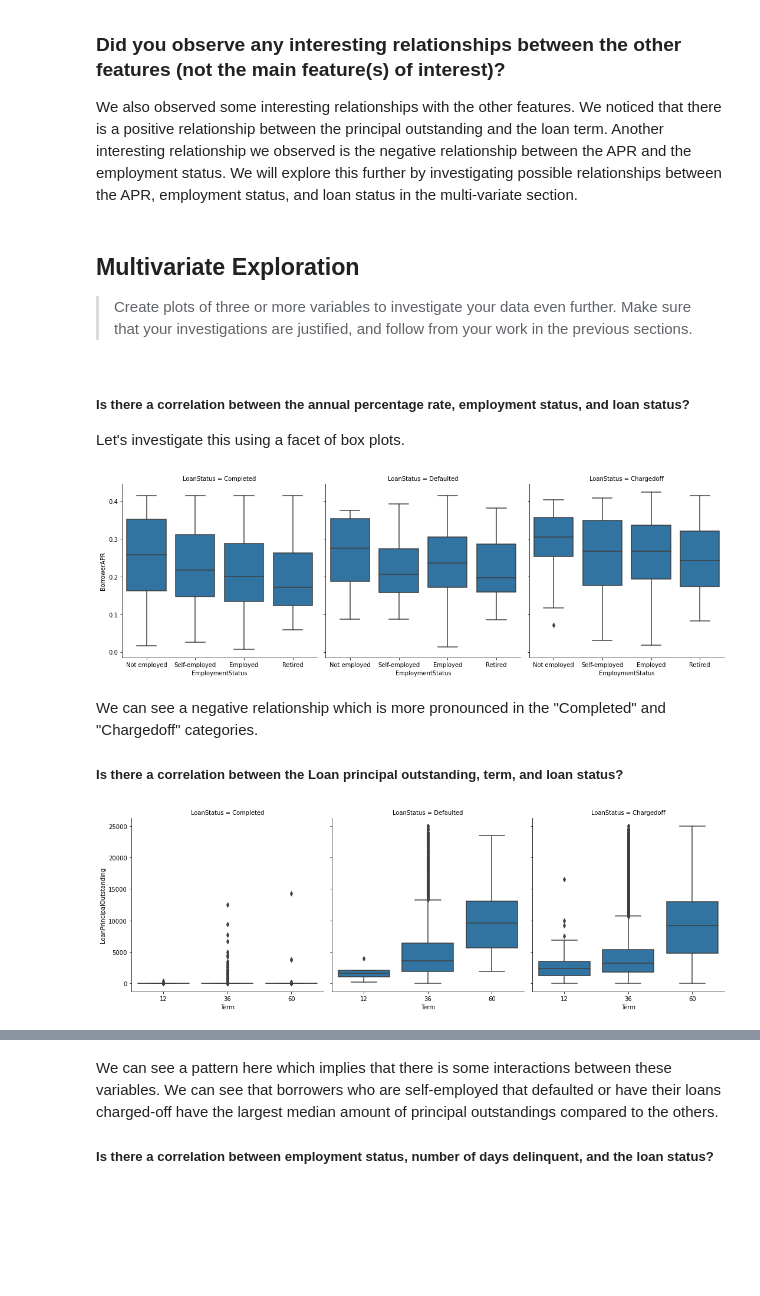
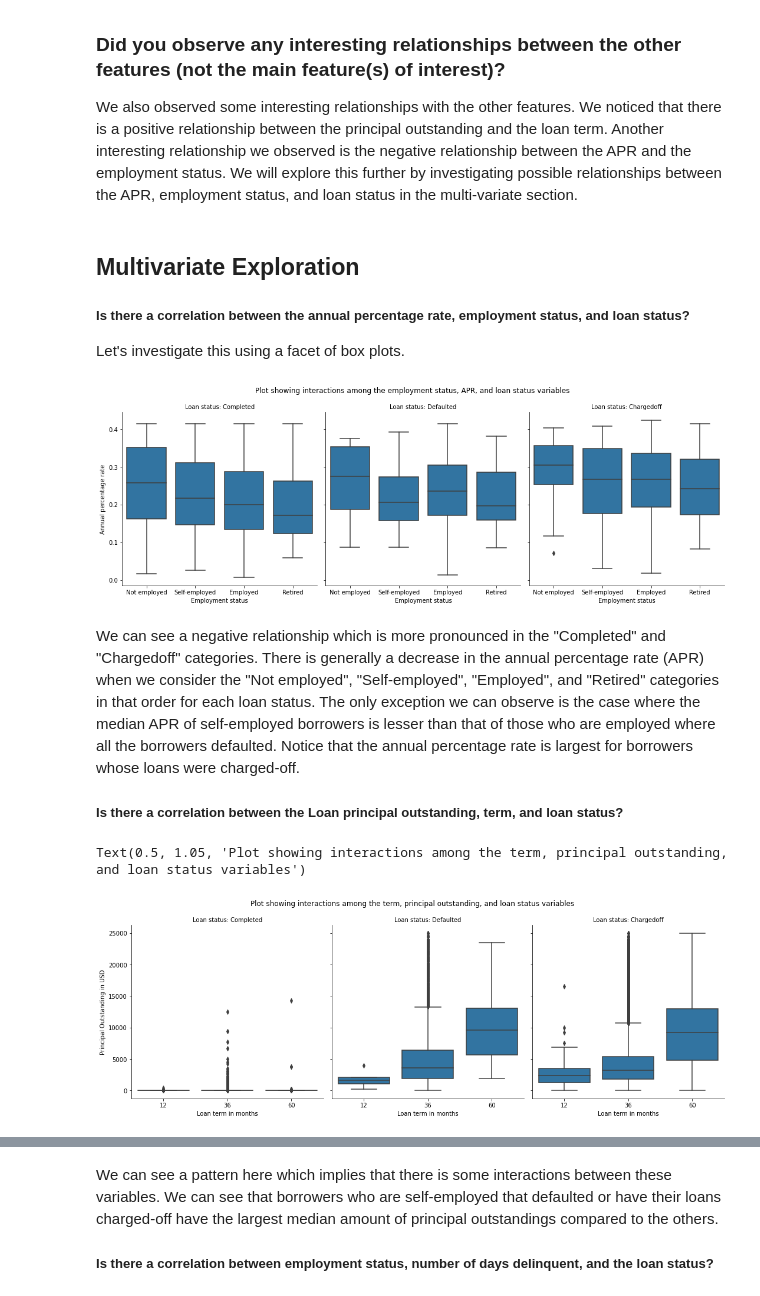
Before and after one commit to cnikoro/prosper_loan_eda, a Jupyter notebook: Part_I_exploration_template.ipynb, the cells around one changed output, grey strips where cells are left out. Cells and saved outputs as stored; diff of their text form; code cells hidden in the pictures; blank space fills up the shorter version.

Commit message:
Add conclusion, titles, and labels

```diff
--- a/Part_I_exploration_template.ipynb
+++ b/Part_I_exploration_template.ipynb
@@ -851,36 +854,45 @@ The relationship between the loan status and the annual percentage rate (APR) is
 ### Did you observe any interesting relationships between the other features (not the main feature(s) of interest)?
 
 We also observed some interesting relationships with the other features. We noticed that there is a positive relationship between the principal outstanding and the loan term. Another interesting relationship we observed is the negative relationship between the APR and the employment status. We will explore this further by investigating possible relationships between the APR, employment status, and loan status in the multi-variate section.
-# %% [markdown]
-## Multivariate Exploration
-
-> Create plots of three or more variables to investigate your data even
-further. Make sure that your investigations are justified, and follow from
-your work in the previous sections.
 # %% [markdown]
+## Multivariate Exploration
+
 ##### Is there a correlation between the annual percentage rate, employment status, and loan status?
 
 Let's investigate this using a facet of box plots.
 # %%
 # facet grid of box plots to investigate
 # the correlation between APR, employment status
 # and loan status
 
-sns.catplot(data=loan_sub_data, x='EmploymentStatus', y='BorrowerAPR', col='LoanStatus',
+g = sns.catplot(data=loan_sub_data, x='EmploymentStatus', y='BorrowerAPR', col='LoanStatus',
             kind='box', color=sns.color_palette()[0]);
+
+g.set_xlabels("Employment status")
+g.set_ylabels("Annual percentage rate")
+g.set_titles(template="Loan status: {col_name}")
+
+g.fig.suptitle("Plot showing interactions among the employment status, APR, and loan status variables", y=1.05);
 # %% [output]
-[figure, old version]
+[figure, new version]
-# %% [markdown]
-We can see a negative relationship which is more pronounced in the "Completed" and "Chargedoff" categories.
-
-##### Is there a correlation between the Loan principal outstanding, term, and loan status?
+# %% [markdown]
+We can see a negative relationship which is more pronounced in the "Completed" and "Chargedoff" categories. There is generally a decrease in the annual percentage rate (APR) when we consider the "Not employed", "Self-employed", "Employed", and "Retired" categories in that order for each loan status. The only exception we can observe is the case where the median APR of self-employed borrowers is lesser than that of those who are employed where all the borrowers defaulted. Notice that the annual percentage rate is largest for borrowers whose loans were charged-off.
+
+##### Is there a correlation between the Loan principal outstanding, term, and loan status?
 # %%
 # facet grid of box plots to investigate
 # the correlation between term, principal outstanding
 # and loan status
 
-sns.catplot(data=loan_sub_data, x='Term', y='LoanPrincipalOutstanding', col='LoanStatus',
+g = sns.catplot(data=loan_sub_data, x='Term', y='LoanPrincipalOutstanding', col='LoanStatus',
             kind='box', color=sns.color_palette()[0]);
+
+g.set_xlabels("Loan term in months")
+g.set_ylabels("Principal Outstanding in USD")
+g.set_titles(template="Loan status: {col_name}")
+
+g.fig.suptitle("Plot showing interactions among the term, principal outstanding, and loan status variables", y=1.05)
 # %% [output]
+Text(0.5, 1.05, 'Plot showing interactions among the term, principal outstanding, and loan status variables')
-[figure, old version]
+[figure, new version]
 # %% [markdown]
```
Also changed, not shown: parts of 24 cells of this notebook.
